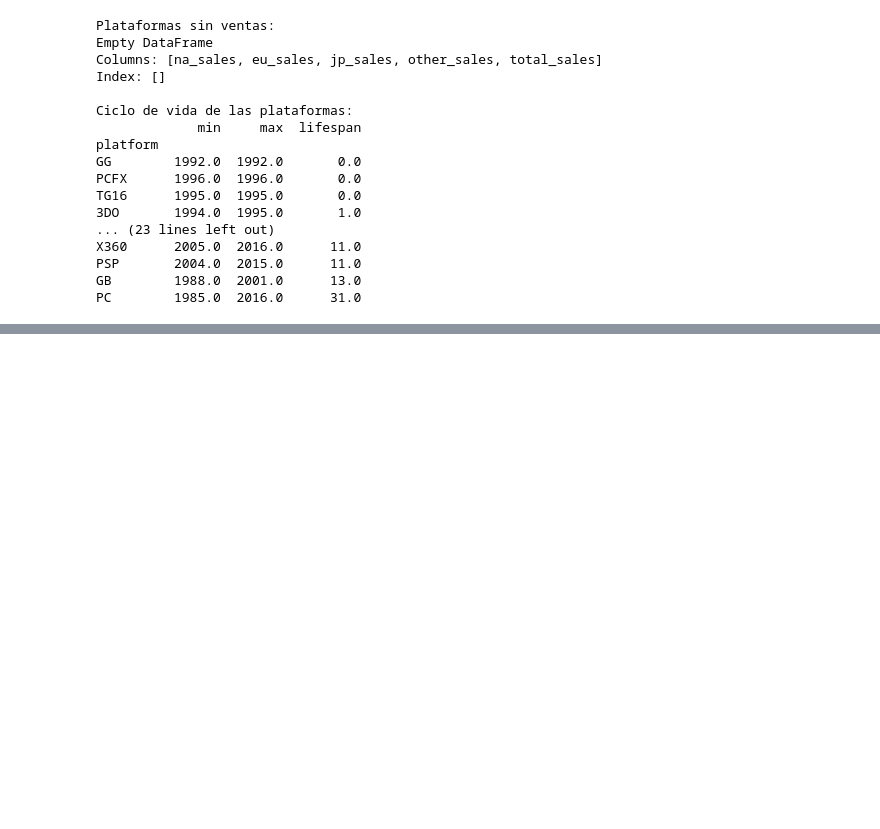
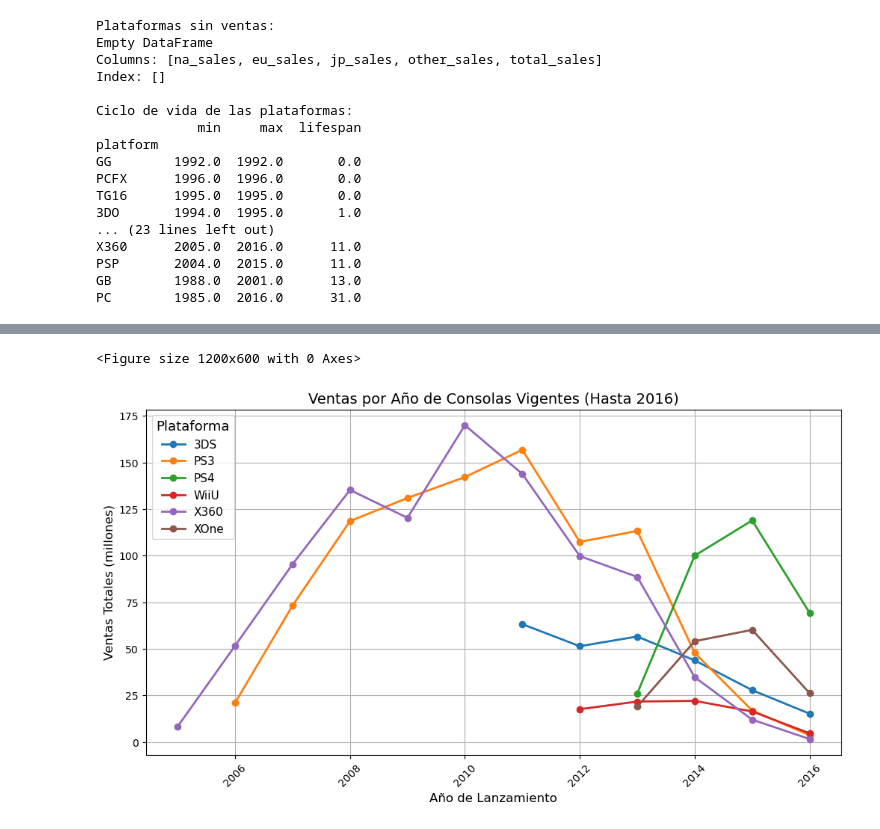
Before and after one commit to reyesleo22/Analisis_-de-Consolas-2016, a Jupyter notebook: reporte.ipynb, the cells around one changed output, grey strips where cells are left out. Drawn from its saved outputs; the diff is of its cells as text; code cells hidden in the pictures; blank space fills up the shorter version.

```diff
--- a/reporte.ipynb
+++ b/reporte.ipynb
@@ -151,0 +331,31 @@ PC        1985.0  2016.0      31.0
+# %%
+import pandas as pd
+import matplotlib.pyplot as plt
+
+# Cargar el dataset
+df = pd.read_csv('games_preparados.csv')
+
+# Filtrar los datos para incluir solo los juegos lanzados hasta 2016 y las consolas vigentes
+platforms_vigentes = ['PS4', 'XOne', 'WiiU', '3DS', 'PS3', 'X360']
+df_vigentes = df[(df['year_of_release'] <= 2016) & (df['platform'].isin(platforms_vigentes))]
+
+# Agrupar por año de lanzamiento y plataforma para sumar las ventas
+df_grouped = df_vigentes.groupby(['year_of_release', 'platform'])['total_sales'].sum().unstack()
+
+# Crear la gráfica
+plt.figure(figsize=(12, 6))
+df_grouped.plot(kind='line', marker='o', linewidth=2, figsize=(12, 6))
+
+# Configuración de la gráfica
+plt.title('Ventas por Año de Consolas Vigentes (Hasta 2016)', fontsize=14)
+plt.xlabel('Año de Lanzamiento', fontsize=12)
+plt.ylabel('Ventas Totales (millones)', fontsize=12)
+plt.xticks(rotation=45)
+plt.legend(title='Plataforma', title_fontsize='13', fontsize='11')
+plt.grid(True)
+
+# Mostrar la gráfica
+plt.show()
+# %% [output]
+<Figure size 1200x600 with 0 Axes>
+[figure, added]
```
Also changed, not shown: parts of 7 cells of this notebook.
